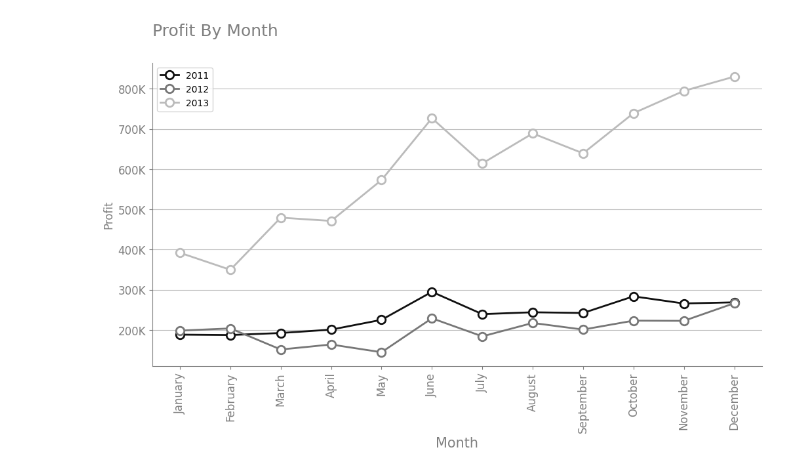
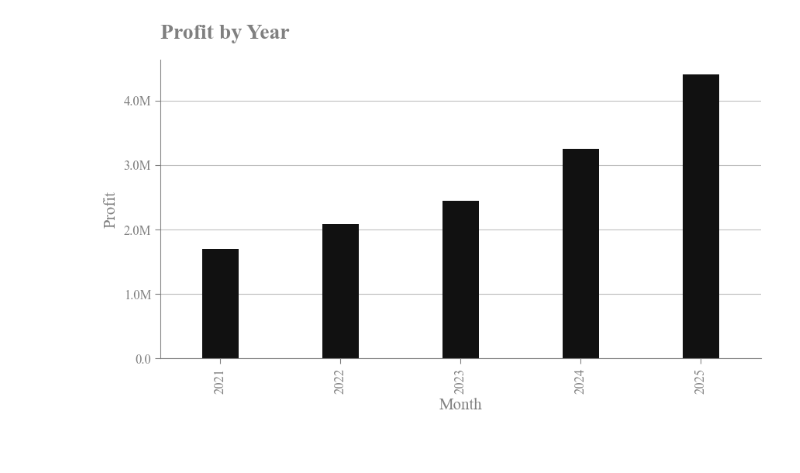
Before and after one commit to NishantSingh359/Sales_Analytics, a Jupyter notebook: notebooks/02_sales_trends.ipynb, the cells around one changed output. Cells and saved outputs as stored; diff of their text form; code cells hidden in the pictures.

```diff
--- a/notebooks/02_sales_trends.ipynb
+++ b/notebooks/02_sales_trends.ipynb
@@ -71,18 +60,12 @@ rev_plot = vs.ColumnPlotLabel(
 # %%
-df = skpi.profit_by_month()
-vs.LinePlot(
-    x=df["month_name"],
-    y1=df[2011],
-    y2=df[2012],
-    y3=df[2013],
-    title="Profit By Month",
-    xlable="Month",
-    ylable="Profit",
-    label1="2011",
-    label2="2012",
-    label3="2013",
-    legend=True,
-    fsize=(12, 6),
+df = skpi.profit_by_year()
+vs.ColumnPlot(
+    x=df["year"],
+    y1=df["profit"],
+    title="Profit by Year",
+    xlabel="Month",
+    ylabel="Profit",
+    fsize=(10, 5),
 ).decoration()
 # %% [output]
-[figure, old version]
+[figure, new version]
```
Also changed, not shown: parts of 24 cells of this notebook.
